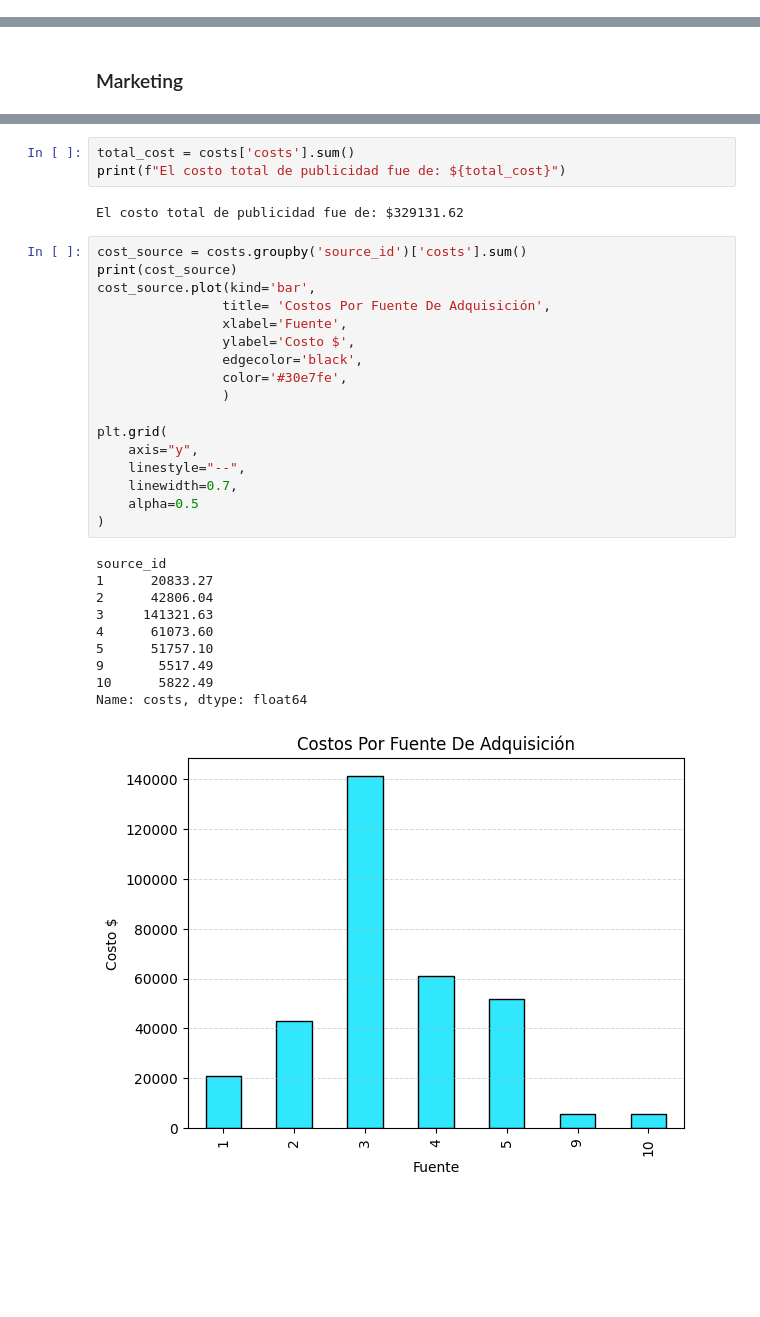
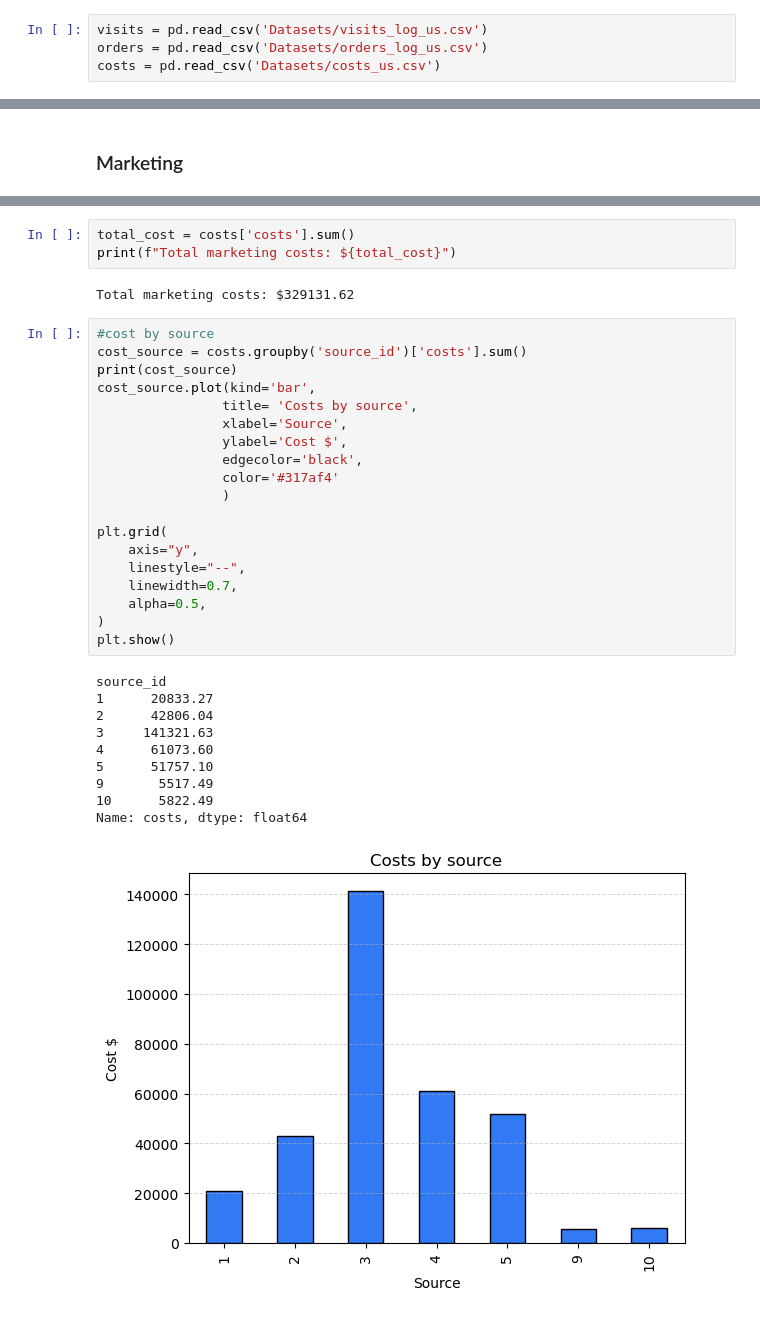
Before and after one commit to reytaquito/marketing-analytics, a Jupyter notebook: Notebook.ipynb, the cells around one changed output, grey strips where cells are left out. Cells and saved outputs as stored; diff of their text form; blank space fills up the shorter version.

```diff
--- a/Notebook.ipynb
+++ b/Notebook.ipynb
@@ -439,0 +31,4 @@ LTV promedio: $6.90
+# %%
+visits = pd.read_csv('Datasets/visits_log_us.csv')
+orders = pd.read_csv('Datasets/orders_log_us.csv')
+costs = pd.read_csv('Datasets/costs_us.csv')
@@ -460,33 +409,35 @@ costs
 # %%
 total_cost = costs['costs'].sum()
-print(f"El costo total de publicidad fue de: ${total_cost}")
+print(f"Total marketing costs: ${total_cost}")
 # %% [output]
-El costo total de publicidad fue de: $329131.62
+Total marketing costs: $329131.62
 # %%
+#cost by source
 cost_source = costs.groupby('source_id')['costs'].sum()
 print(cost_source)
 cost_source.plot(kind='bar',
-                title= 'Costos Por Fuente De Adquisición',
-                xlabel='Fuente',
-                ylabel='Costo $',
+                title= 'Costs by source',
+                xlabel='Source',
+                ylabel='Cost $',
                 edgecolor='black',
-                color='#30e7fe',
+                color='#317af4'
                 )
 
 plt.grid(
     axis="y",
     linestyle="--",
     linewidth=0.7,
-    alpha=0.5
+    alpha=0.5,
 )
+plt.show()
 # %% [output]
 source_id
 1      20833.27
 2      42806.04
 3     141321.63
 4      61073.60
 5      51757.10
 9       5517.49
 10      5822.49
 Name: costs, dtype: float64
-[figure, old version]
+[figure, new version]
```
Also changed, not shown: parts of 108 cells of this notebook.
